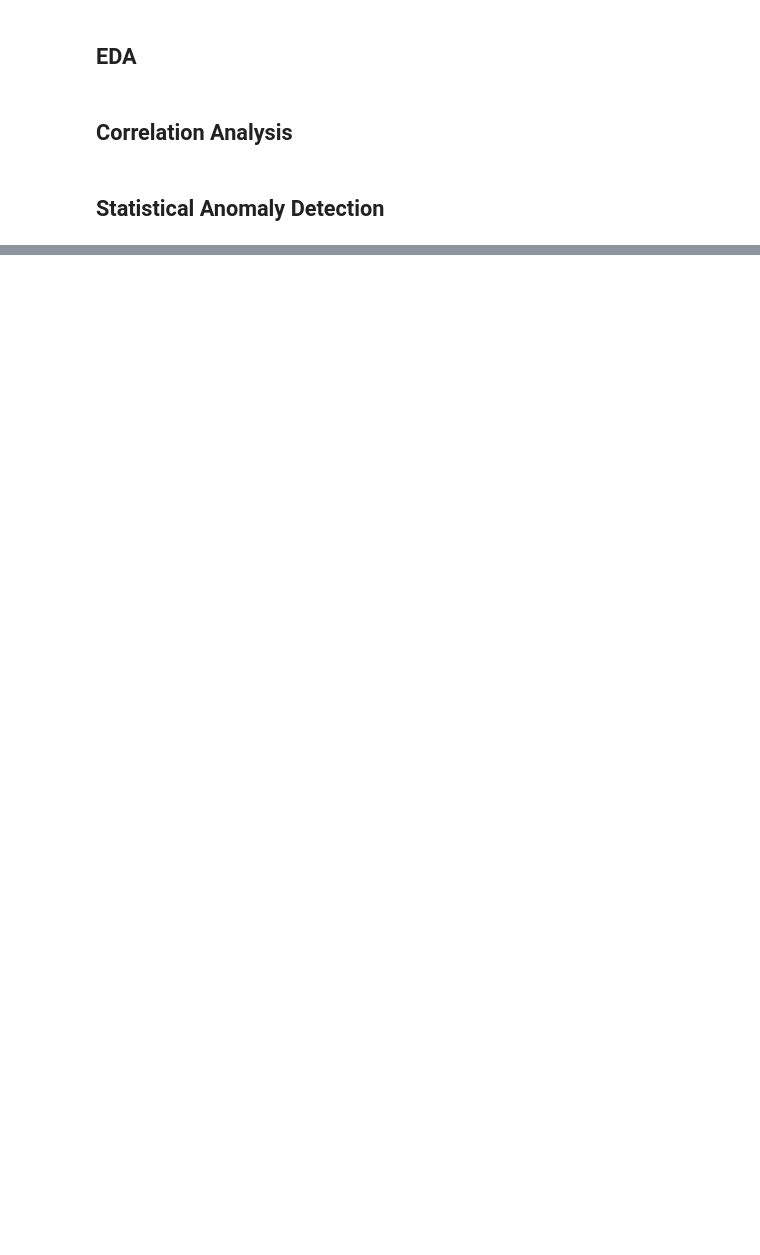
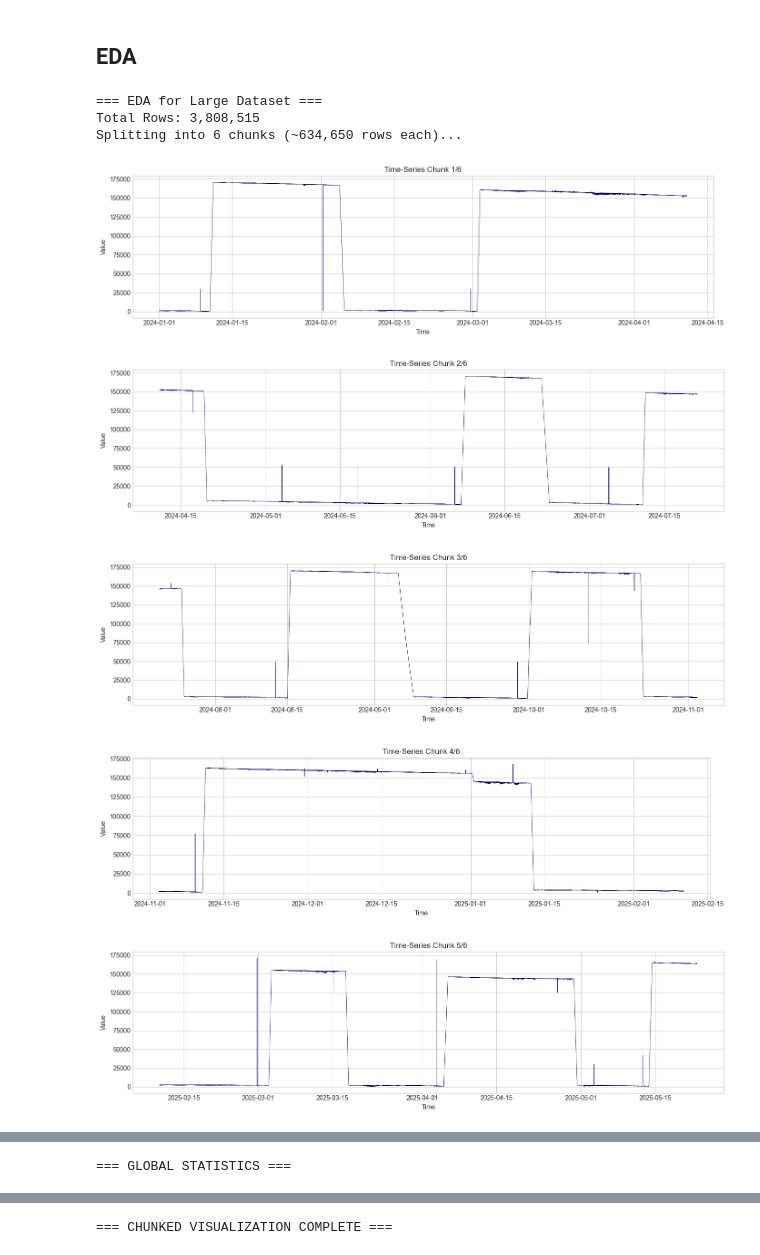
Before and after one commit to ayayasminebelloum/vessel_IQ, a Jupyter notebook: data_curation.ipynb, the cells around one changed output, grey strips where cells are left out. Drawn from its saved outputs; the diff is of its cells as text; code cells hidden in the pictures; blank space fills up the shorter version.

Commit message:
Data overview + EDA

```diff
--- a/data_curation.ipynb
+++ b/data_curation.ipynb
@@ -53,0 +71,6 @@ plt.style.use("seaborn-v0_8-whitegrid")
+# %%
+meta_path = "data/LNGMEGIA.CT056.01_Meas1_PRIM.meta"
+with open(meta_path) as f:
+    meta = json.load(f)
+
+print(meta)
@@ -53,0 +311,7 @@ plt.style.use("seaborn-v0_8-whitegrid")
+# %%
+# Load merged data
+import pandas as pd
+df = pd.read_csv(
+    "merged/merged_sensor_data.csv",
+    parse_dates=['Timestamp', 'ExportDate', 'FirstRecordedTimestamp', 'LastRecordedTimestamp']
+)
@@ -53,0 +418,22 @@ plt.style.use("seaborn-v0_8-whitegrid")
+# %%
+# Remove non-timestamp rows before converting to datetime
+df = df[df['Timestamp'].str.match(r'^\d{4}-\d{2}-\d{2}T')]  # keep only rows starting with ISO timestamp
+
+df['Timestamp'] = pd.to_datetime(df['Timestamp'], errors='coerce')
+df['time_diff'] = df['Timestamp'].diff().dt.total_seconds()
+print(df['time_diff'].describe())
+
+# Keep only valid readings
+df_clean1 = df[df['ValueStatus'] == 1].copy()
+
+# Count duplicates based on Timestamp and Value
+num_duplicates = df_clean1.duplicated(subset=['Timestamp', 'Value']).sum()
+print("Number of duplicate rows:", num_duplicates)
+
+# Drop duplicates
+df_clean1 = df_clean1.drop_duplicates(subset=['Timestamp', 'Value'])
+
+# Count duplicates after dropping
+num_duplicates = df_clean1.duplicated(subset=['Timestamp', 'Value']).sum()
+print("Number of duplicate rows:", num_duplicates)
+df_clean1 = df_clean1.set_index('Timestamp').sort_index()
@@ -53,0 +472,2 @@ plt.style.use("seaborn-v0_8-whitegrid")
+# %%
+df1 = pd.read_csv("merged/merged_sensor_data.csv")
@@ -54,6 +643,2 @@ plt.style.use("seaborn-v0_8-whitegrid")
 # %% [markdown]
 ## EDA
-# %% [markdown]
-## Correlation Analysis
-# %% [markdown]
-## Statistical Anomaly Detection
@@ -59,0 +706,11 @@ plt.style.use("seaborn-v0_8-whitegrid")
+# %%
+eda_large(df1)
+# %% [output]
+=== EDA for Large Dataset ===
+Total Rows: 3,808,515
+Splitting into 6 chunks (~634,650 rows each)...
+[figure, added]
+[figure, added]
+[figure, added]
+[figure, added]
+[figure, added]
@@ -59,0 +718 @@ plt.style.use("seaborn-v0_8-whitegrid")
+=== GLOBAL STATISTICS ===
@@ -59,0 +735 @@ plt.style.use("seaborn-v0_8-whitegrid")
+=== CHUNKED VISUALIZATION COMPLETE ===
```
Also changed, not shown: parts of 40 cells of this notebook, 2 other files.
